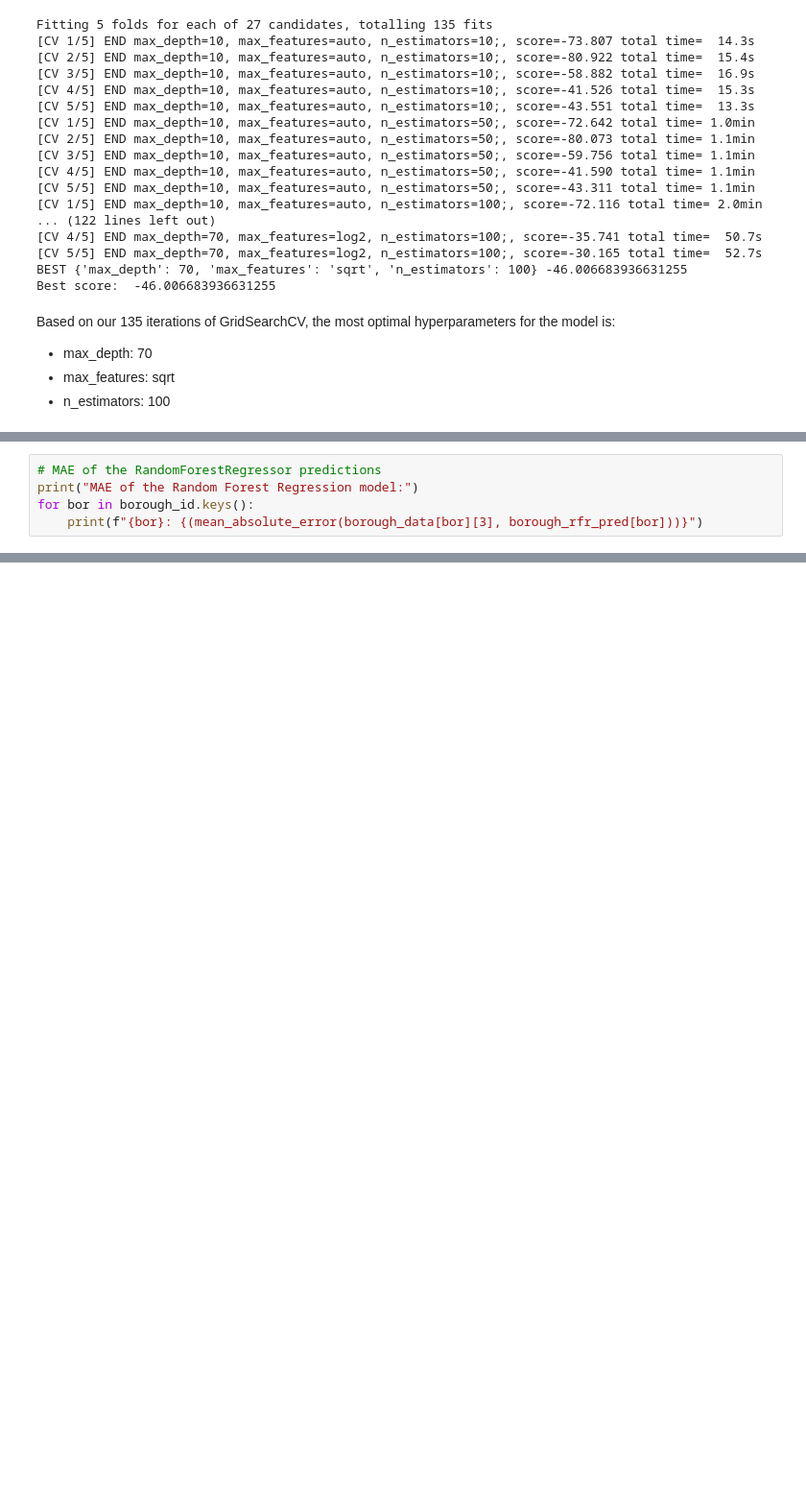
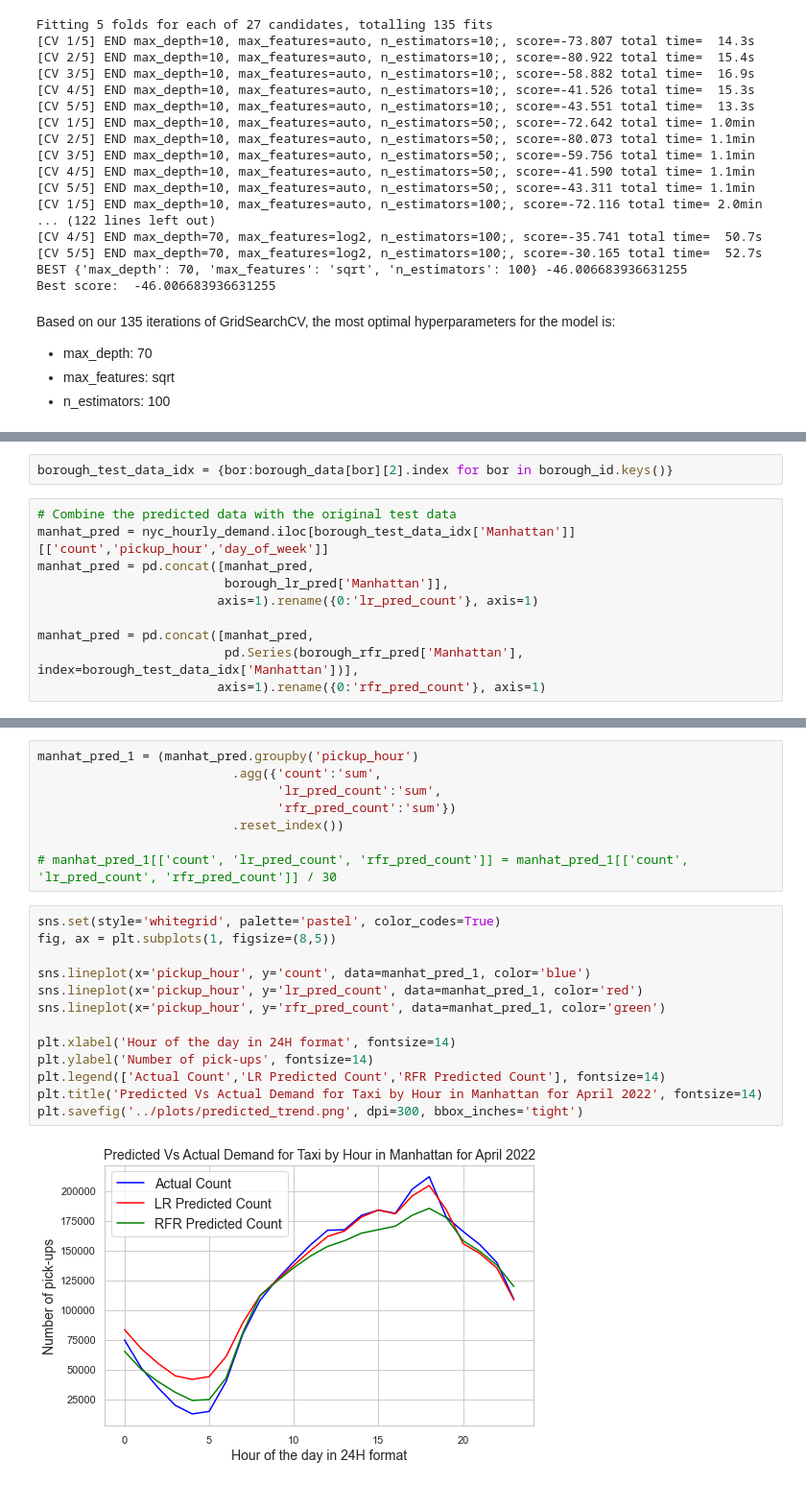
Before and after one commit to MuzhiRo/mast30034-project-1-olivertan1999, a Jupyter notebook: notebooks/model.ipynb, the cells around one changed output, grey strips where cells are left out. Shown at 96% size. Cells and saved outputs as stored; diff of their text form; blank space fills up the shorter version.

```diff
--- a/notebooks/model.ipynb
+++ b/notebooks/model.ipynb
@@ -229,5 +221,0 @@ EWR: 16.694123520672083
-# %%
-# MAE of the RandomForestRegressor predictions
-print("MAE of the Random Forest Regression model:")
-for bor in borough_id.keys():
-    print(f"{bor}: {(mean_absolute_error(borough_data[bor][3], borough_rfr_pred[bor]))}")
@@ -503,0 +224,12 @@ sorted(sklearn.metrics.SCORERS.keys())
+# %%
+borough_test_data_idx = {bor:borough_data[bor][2].index for bor in borough_id.keys()}
+# %%
+# Combine the predicted data with the original test data
+manhat_pred = nyc_hourly_demand.iloc[borough_test_data_idx['Manhattan']][['count','pickup_hour','day_of_week']]
+manhat_pred = pd.concat([manhat_pred,
+                         borough_lr_pred['Manhattan']],
+                        axis=1).rename({0:'lr_pred_count'}, axis=1)
+
+manhat_pred = pd.concat([manhat_pred,
+                         pd.Series(borough_rfr_pred['Manhattan'], index=borough_test_data_idx['Manhattan'])],
+                        axis=1).rename({0:'rfr_pred_count'}, axis=1)
@@ -503,0 +252,23 @@ sorted(sklearn.metrics.SCORERS.keys())
+# %%
+manhat_pred_1 = (manhat_pred.groupby('pickup_hour')
+                          .agg({'count':'sum',
+                                'lr_pred_count':'sum',
+                                'rfr_pred_count':'sum'})
+                          .reset_index())
+
+# manhat_pred_1[['count', 'lr_pred_count', 'rfr_pred_count']] = manhat_pred_1[['count', 'lr_pred_count', 'rfr_pred_count']] / 30
+# %%
+sns.set(style='whitegrid', palette='pastel', color_codes=True)
+fig, ax = plt.subplots(1, figsize=(8,5))
+
+sns.lineplot(x='pickup_hour', y='count', data=manhat_pred_1, color='blue')
+sns.lineplot(x='pickup_hour', y='lr_pred_count', data=manhat_pred_1, color='red')
+sns.lineplot(x='pickup_hour', y='rfr_pred_count', data=manhat_pred_1, color='green')
+
+plt.xlabel('Hour of the day in 24H format', fontsize=14)
+plt.ylabel('Number of pick-ups', fontsize=14)
+plt.legend(['Actual Count','LR Predicted Count','RFR Predicted Count'], fontsize=14)
+plt.title('Predicted Vs Actual Demand for Taxi by Hour in Manhattan for April 2022', fontsize=14)
+plt.savefig('../plots/predicted_trend.png', dpi=300, bbox_inches='tight')
+# %% [output]
+[figure, added]
```
Also changed, not shown: parts of 34 cells of this notebook, 11 other files.
